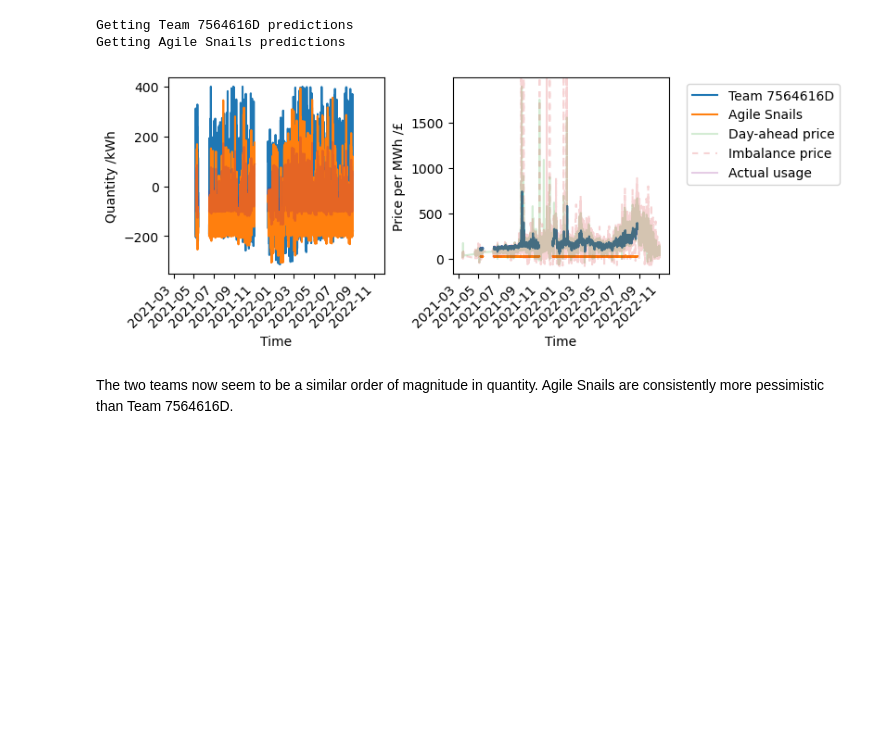
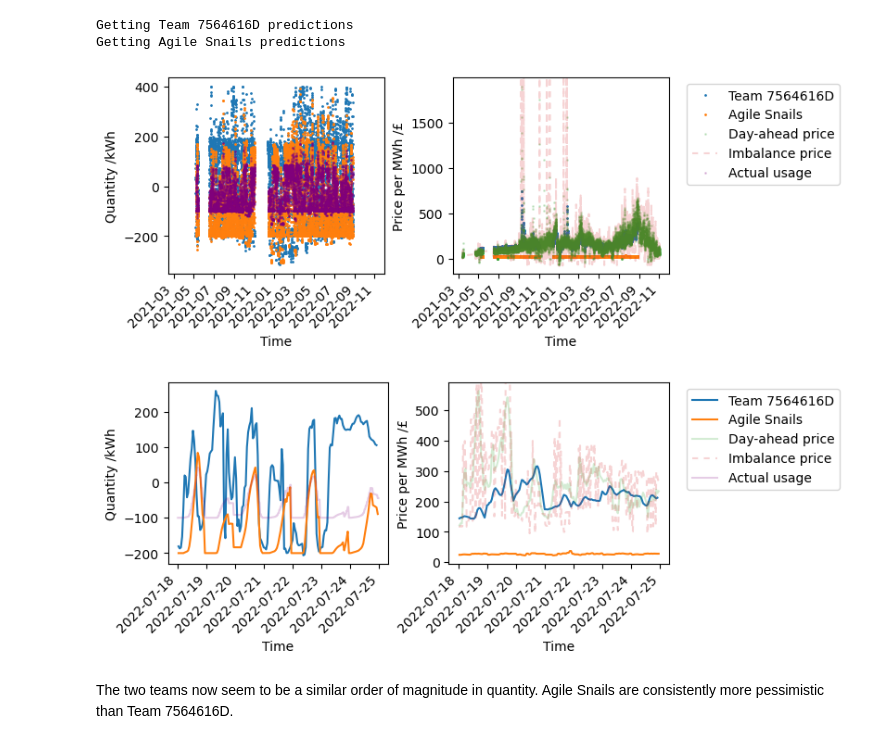
Before and after one commit to Team-Gibberish/coding-challenge-2022_23-task1, a Jupyter notebook: Agile Snails and Team 7465616D Comparison.ipynb, the cells around one changed output. Drawn from its saved outputs; the diff is of its cells as text; code cells hidden in the pictures; blank space fills up the shorter version.

```diff
--- a/Agile Snails and Team 7465616D Comparison.ipynb
+++ b/Agile Snails and Team 7465616D Comparison.ipynb
@@ -234,7 +309,17 @@ Day-ahead is on average 15.17 pence per MWh higher than imbalance market.
 # %% [markdown]
 ## Compare historical data with predictions
 # %%
-def plot_bids_market_comparison(team_bids, market_index, imbalance_prices, volumes):
+def plot_bids_market_comparison(
+    team_bids: dict[str, HalfHourlyData],
+    market_index: HalfHourlyData,
+    imbalance_prices: HalfHourlyData,
+    volumes: HalfHourlyData,
+    style: dict[str, Any] = dict(
+        marker="o",
+        markersize=1,
+        linestyle="none",
+    ),
+) -> None:
     """Given the bids made by the teams, and the data for the day-ahead and imbalance markets,
     generate comparison plots of the teams' bids with the market values and actual volumes.
     """
@@ -247,8 +332,10 @@ def plot_bids_market_comparison(team_bids, market_index, imbalance_prices, volum
 
     # Plot data for teams
     for team_name, bids in team_bids.items():
-        axes[0].plot(bids.time_period, bids.quantity)
-        handles.append(axes[1].plot(bids.time_period, bids.price, label=team_name))
+        axes[0].plot(bids.time_period, bids.quantity, **style)
+        handles.append(
+            axes[1].plot(bids.time_period, bids.price, label=team_name, **style)
+        )
 
     # Add actual market data for comparison
     handles.append(
@@ -257,6 +344,7 @@ def plot_bids_market_comparison(team_bids, market_index, imbalance_prices, volum
             market_index.price,
             label="Day-ahead price",
             alpha=0.2,
+            **style
         )
     )
 
@@ -281,6 +369,7 @@ def plot_bids_market_comparison(team_bids, market_index, imbalance_prices, volum
             color="purple",
             label="Actual usage",
             alpha=0.2,
+            **style
         )
     )
 
@@ -301,4 +390,11 @@ def plot_bids_market_comparison(team_bids, market_index, imbalance_prices, volum
 
 
 plot_bids_market_comparison(team_bids, market_index, imbalance_prices, volumes)
+plot_bids_market_comparison(
+    {key: get_representative_time_period(value) for key, value in team_bids.items()},
+    get_representative_time_period(market_index),
+    get_representative_time_period(imbalance_prices),
+    get_representative_time_period(volumes),
+    style={"linestyle": "-", "marker": "none"},
+)
 # %% [output]
@@ -325,10 +422,24 @@ Getting Team 7564616D predictions
 Getting Agile Snails predictions
 # %%
 plot_bids_market_comparison(
-    team_bids_corrected, market_index, imbalance_prices, volumes
+    team_bids_corrected,
+    market_index,
+    imbalance_prices,
+    volumes,
 )
+plot_bids_market_comparison(
+    {
+        key: get_representative_time_period(value)
+        for key, value in team_bids_corrected.items()
+    },
+    get_representative_time_period(market_index),
+    get_representative_time_period(imbalance_prices),
+    get_representative_time_period(volumes),
+    style={"linestyle": "-", "marker": "none"},
+)
 # %% [output]
-[figure, old version]
+[figure, new version]
+[figure, added]
 # %% [markdown]
 The two teams now seem to be a similar order of magnitude in quantity.
 Agile Snails are consistently more pessimistic than Team 7564616D.
```
Also changed, not shown: parts of 13 cells of this notebook.
